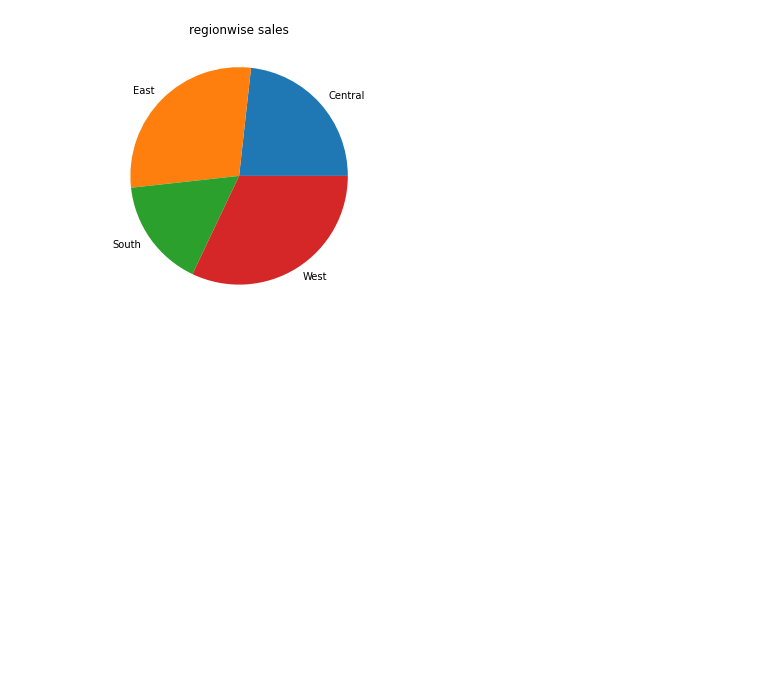
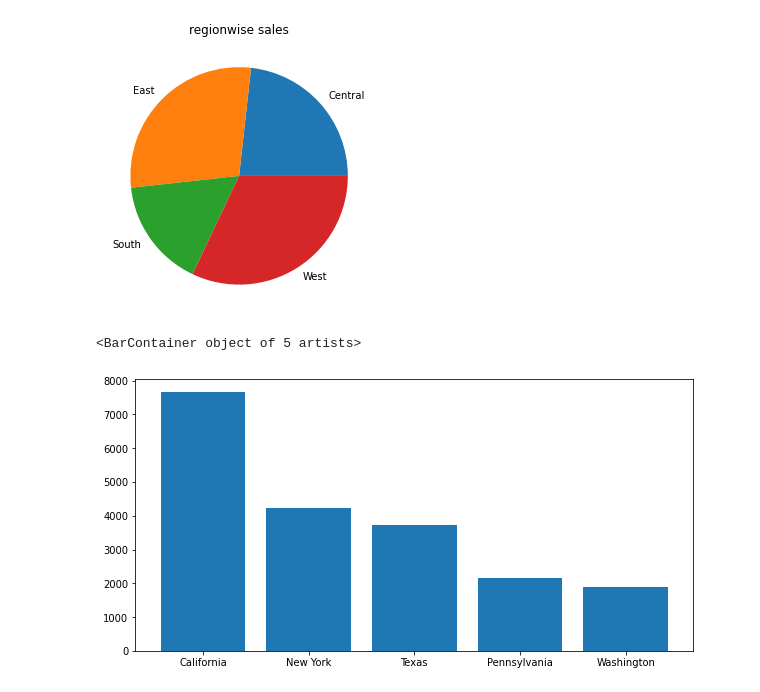
Before and after one commit to sury1999/Data-Analysis-Projects, a Jupyter notebook: Grip_Task_3_Exploratory_Data_Analysis.ipynb, the cells around one changed output. Cells and saved outputs as stored; diff of their text form; code cells hidden in the pictures; blank space fills up the shorter version.

Commit message:
Created some max and min graphs

```diff
--- a/Grip_Task_3_Exploratory_Data_Analysis.ipynb
+++ b/Grip_Task_3_Exploratory_Data_Analysis.ipynb
@@ -15,7 +15,7 @@ import numpy as np
 import pandas as pd
 import matplotlib.pyplot as plt
 # %%
-df = pd.read_csv('/content/SampleSuperstore.csv')
+df = pd.read_csv('/SampleSuperstore.csv')
 df.head(5)
 # %% [output]
 |  | Ship Mode | Segment | Country | City | State | Postal Code | Region | Category | Sub-Category | Sales | ... |
@@ -37,3 +37,11 @@ df.groupby('Region')['Profit'].count().plot(kind='pie', figsize=(10,5), title='r
 # %% [output]
 <matplotlib.axes._subplots.AxesSubplot at 0x...>
 [figure]
+# %%
+ymax = pd.Series(df.groupby('State')['Quantity'].sum().sort_values(ascending=False).head(5))
+xmax = pd.Series(y.index.values)
+fig, ax = plt.subplots(figsize=(10, 5))
+ax.bar(xmax, ymax)
+# %% [output]
+<BarContainer object of 5 artists>
+[figure, added]
```
Also changed, not shown: parts of 3 cells of this notebook.
